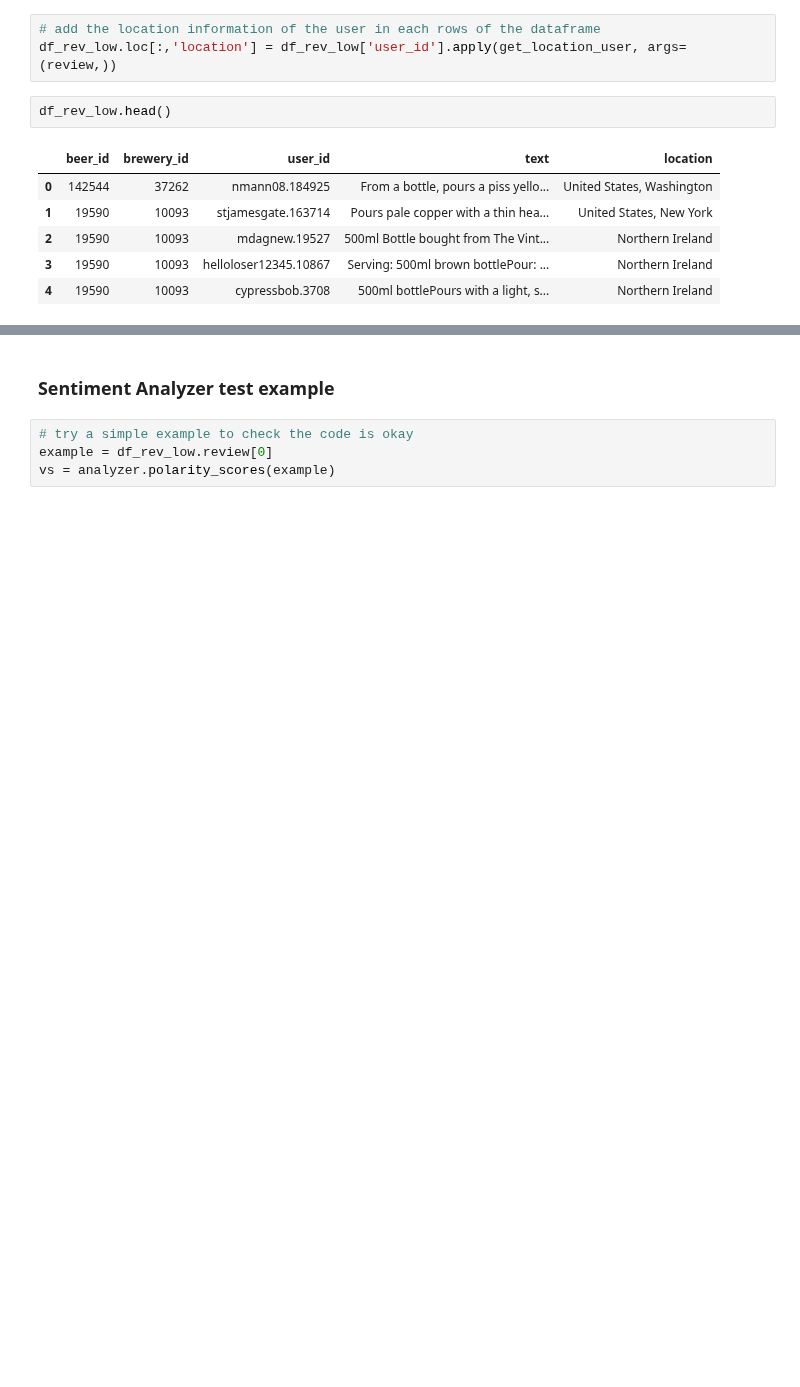
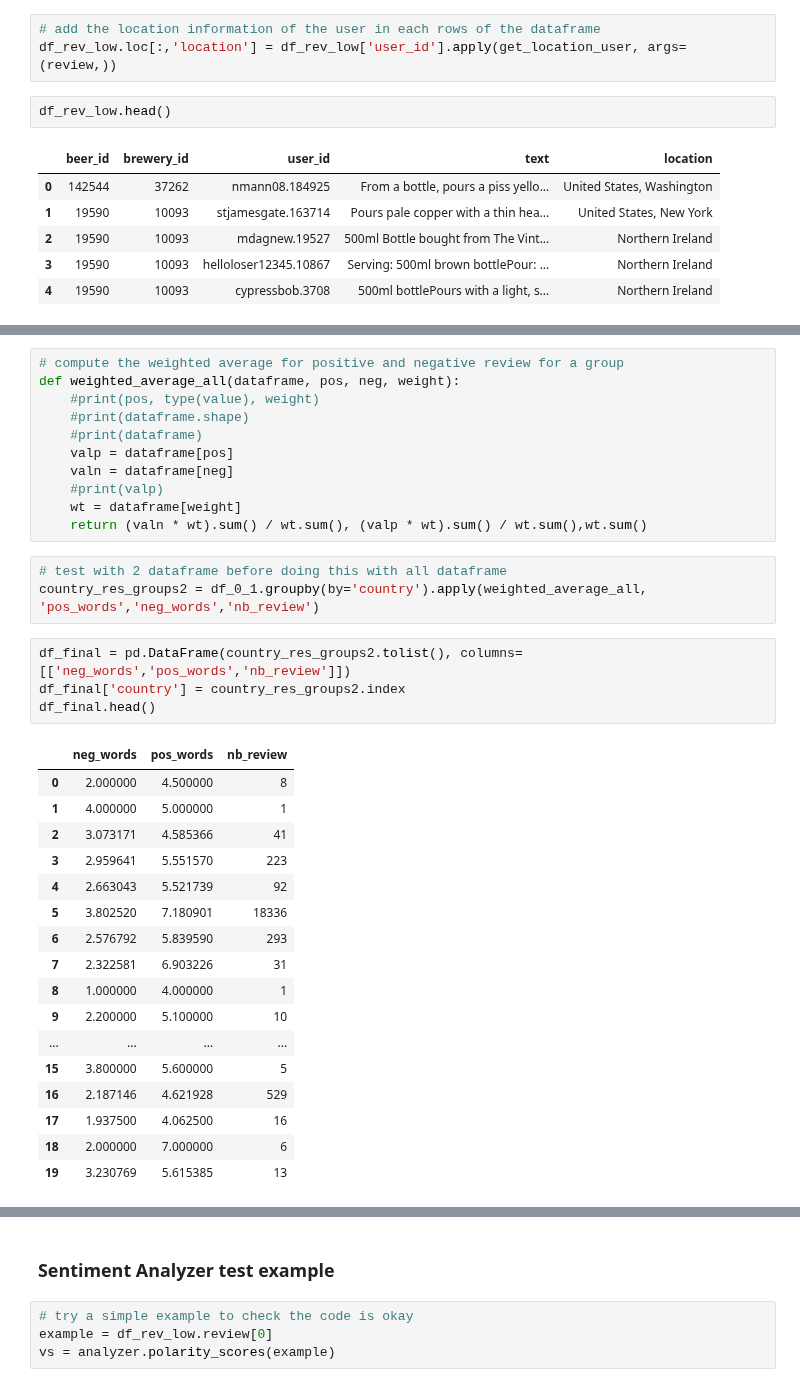
Before and after one commit to epfl-ada/ada-2022-project-hotchocolate, a Jupyter notebook: happyness.ipynb, the cells around one changed output, grey strips where cells are left out. Drawn from its saved outputs; the diff is of its cells as text; blank space fills up the shorter version.

```diff
--- a/happyness.ipynb
+++ b/happyness.ipynb
@@ -235,0 +334,36 @@ for country, group in country_groups:
+# %%
+# compute the weighted average for positive and negative review for a group
+def weighted_average_all(dataframe, pos, neg, weight):
+    #print(pos, type(value), weight)
+    #print(dataframe.shape)
+    #print(dataframe)
+    valp = dataframe[pos]
+    valn = dataframe[neg]
+    #print(valp)
+    wt = dataframe[weight]
+    return (valn * wt).sum() / wt.sum(), (valp * wt).sum() / wt.sum(),wt.sum()
+# %%
+# test with 2 dataframe before doing this with all dataframe
+country_res_groups2 = df_0_1.groupby(by='country').apply(weighted_average_all, 'pos_words','neg_words','nb_review')
+# %%
+df_final = pd.DataFrame(country_res_groups2.tolist(), columns=[['neg_words','pos_words','nb_review']])
+df_final['country'] = country_res_groups2.index
+df_final.head()
+# %% [output]
+|  | neg_words | pos_words | nb_review |
+| 0 | 2.000000 | 4.500000 | 8 |
+| 1 | 4.000000 | 5.000000 | 1 |
+| 2 | 3.073171 | 4.585366 | 41 |
+| 3 | 2.959641 | 5.551570 | 223 |
+| 4 | 2.663043 | 5.521739 | 92 |
+| 5 | 3.802520 | 7.180901 | 18336 |
+| 6 | 2.576792 | 5.839590 | 293 |
+| 7 | 2.322581 | 6.903226 | 31 |
+| 8 | 1.000000 | 4.000000 | 1 |
+| 9 | 2.200000 | 5.100000 | 10 |
+| ... | ... | ... | ... |
+| 15 | 3.800000 | 5.600000 | 5 |
+| 16 | 2.187146 | 4.621928 | 529 |
+| 17 | 1.937500 | 4.062500 | 16 |
+| 18 | 2.000000 | 7.000000 | 6 |
+| 19 | 3.230769 | 5.615385 | 13 |
```
Also changed, not shown: parts of 47 cells of this notebook.
